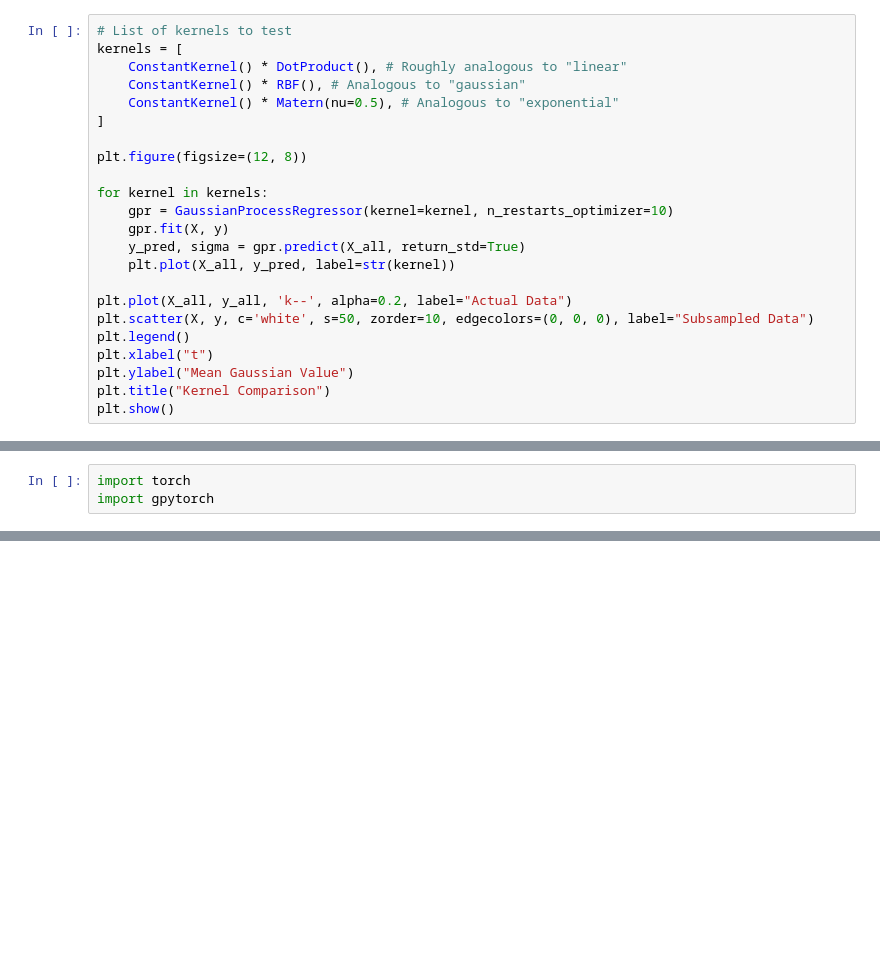
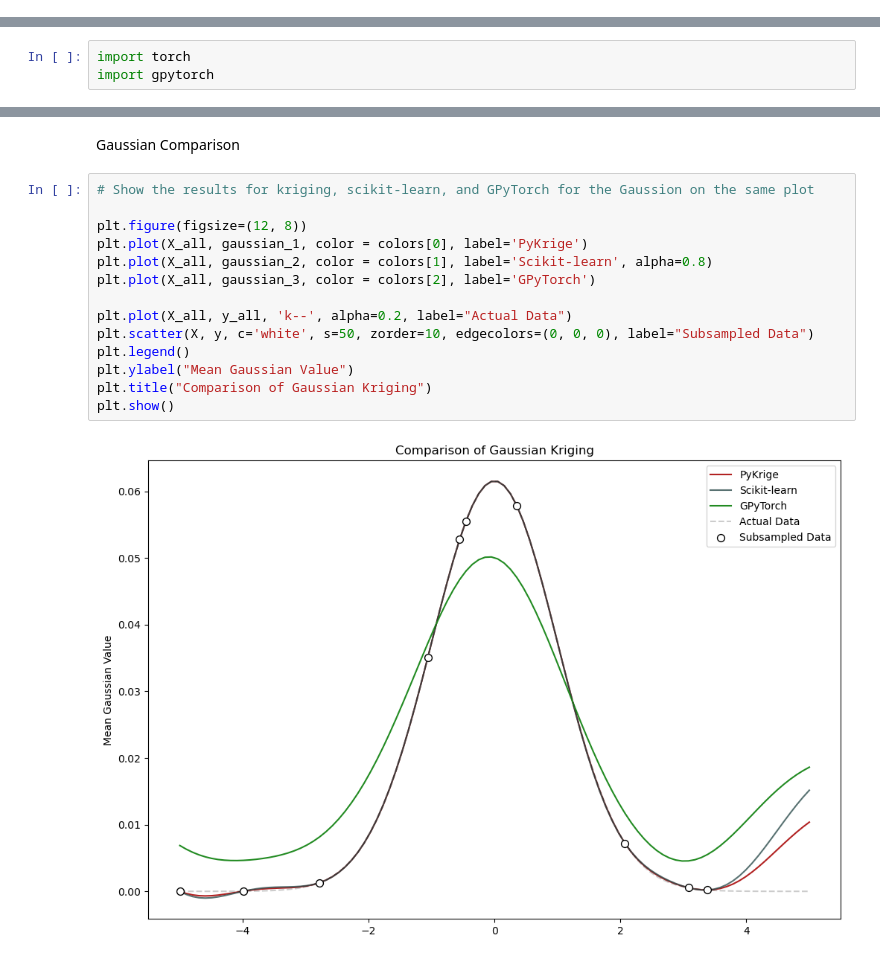
Before and after one commit to geo-smart/spacetime-elevation, a Jupyter notebook: contributors/morgan/1_One-dimensional_Implementations.ipynb, the cells around one changed output, grey strips where cells are left out. Saved outputs shown, nothing was run; the diff lists cells and outputs as text; blank space fills up the shorter version.

```diff
--- a/contributors/morgan/1_One-dimensional_Implementations.ipynb
+++ b/contributors/morgan/1_One-dimensional_Implementations.ipynb
@@ -71,23 +48,0 @@ from sklearn.gaussian_process.kernels import RBF, DotProduct, ConstantKernel, Ma
-# %%
-# List of kernels to test
-kernels = [
-    ConstantKernel() * DotProduct(), # Roughly analogous to "linear"
-    ConstantKernel() * RBF(), # Analogous to "gaussian"
-    ConstantKernel() * Matern(nu=0.5), # Analogous to "exponential"
-]
-
-plt.figure(figsize=(12, 8))
-
-for kernel in kernels:
-    gpr = GaussianProcessRegressor(kernel=kernel, n_restarts_optimizer=10)
-    gpr.fit(X, y)
-    y_pred, sigma = gpr.predict(X_all, return_std=True)
-    plt.plot(X_all, y_pred, label=str(kernel))
-
-plt.plot(X_all, y_all, 'k--', alpha=0.2, label="Actual Data")
-plt.scatter(X, y, c='white', s=50, zorder=10, edgecolors=(0, 0, 0), label="Subsampled Data")
-plt.legend()
-plt.xlabel("t")
-plt.ylabel("Mean Gaussian Value")
-plt.title("Kernel Comparison")
-plt.show()
@@ -203,0 +341,18 @@ https://github.com/LLNL/MuyGPyS
+# %% [markdown]
+Gaussian Comparison
+# %%
+# Show the results for kriging, scikit-learn, and GPyTorch for the Gaussion on the same plot
+
+plt.figure(figsize=(12, 8))
+plt.plot(X_all, gaussian_1, color = colors[0], label='PyKrige')
+plt.plot(X_all, gaussian_2, color = colors[1], label='Scikit-learn', alpha=0.8)
+plt.plot(X_all, gaussian_3, color = colors[2], label='GPyTorch')
+
+plt.plot(X_all, y_all, 'k--', alpha=0.2, label="Actual Data")
+plt.scatter(X, y, c='white', s=50, zorder=10, edgecolors=(0, 0, 0), label="Subsampled Data")
+plt.legend()
+plt.ylabel("Mean Gaussian Value")
+plt.title("Comparison of Gaussian Kriging")
+plt.show()
+# %% [output]
+[figure, added]
```
Also changed, not shown: parts of 28 cells of this notebook.
